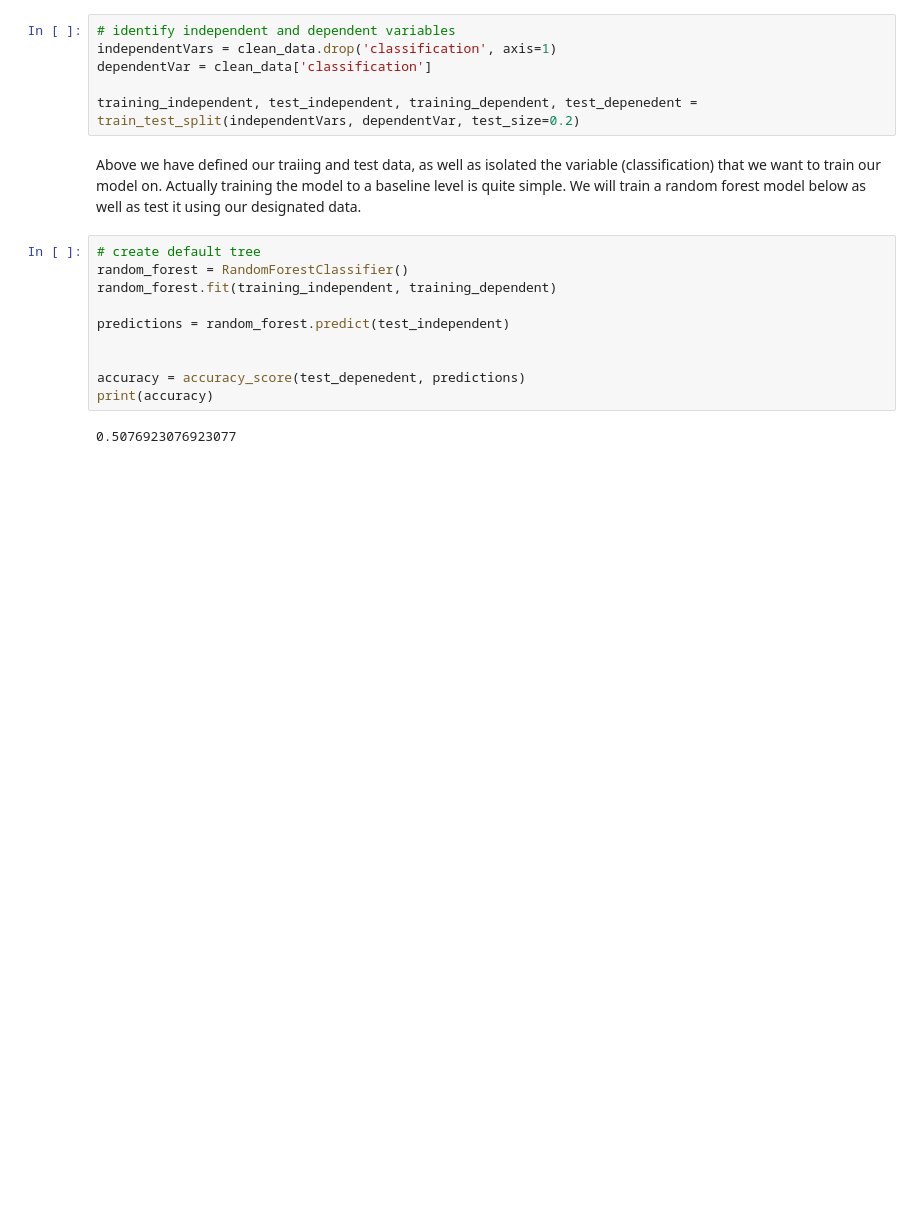
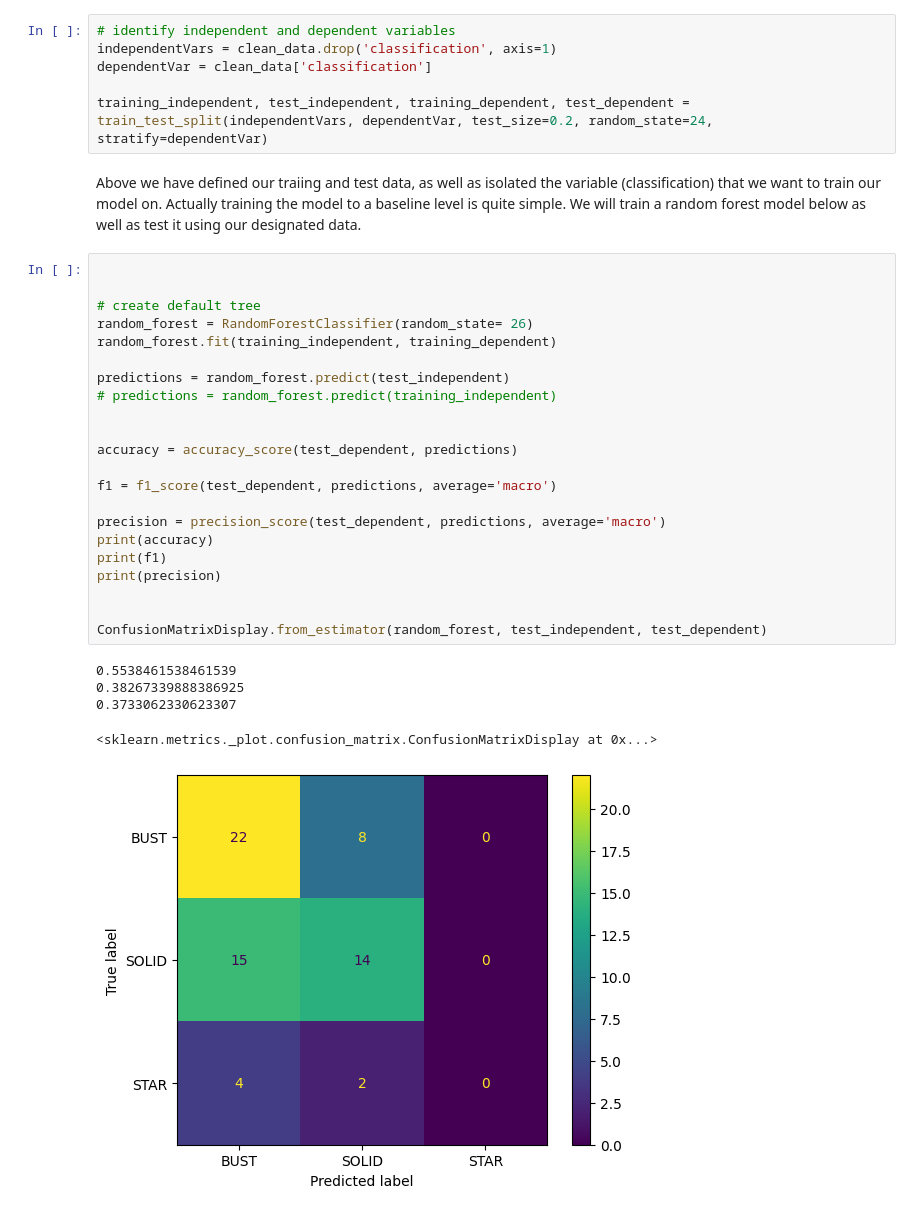
Before and after one commit to lakerfan1994/RandomForestModelTest, a Jupyter notebook: nba draft model.ipynb, the cells around one changed output. Cells and saved outputs as stored; diff of their text form; blank space fills up the shorter version.

```diff
--- a/nba draft model.ipynb
+++ b/nba draft model.ipynb
@@ -116,19 +118,35 @@ First, lets split our data into test data and training data. We will need to ide
 independentVars = clean_data.drop('classification', axis=1)
 dependentVar = clean_data['classification']
 
-training_independent, test_independent, training_dependent, test_depenedent = train_test_split(independentVars, dependentVar, test_size=0.2)
+training_independent, test_independent, training_dependent, test_dependent = train_test_split(independentVars, dependentVar, test_size=0.2, random_state=24, stratify=dependentVar)
 # %% [markdown]
 Above we have defined our traiing and test data, as well as isolated the variable (classification) that we want to train our model on.
 Actually training the model to a baseline level is quite simple. We will train a random forest model below as well as test it using our designated data.
 # %%
+
+
 # create default tree
-random_forest = RandomForestClassifier()
+random_forest = RandomForestClassifier(random_state= 26)
 random_forest.fit(training_independent, training_dependent)
 
 predictions = random_forest.predict(test_independent)
+# predictions = random_forest.predict(training_independent)
 
 
-accuracy = accuracy_score(test_depenedent, predictions)
+accuracy = accuracy_score(test_dependent, predictions)
+
+f1 = f1_score(test_dependent, predictions, average='macro')
+
+precision = precision_score(test_dependent, predictions, average='macro')
 print(accuracy)
+print(f1)
+print(precision)
+
+
+ConfusionMatrixDisplay.from_estimator(random_forest, test_independent, test_dependent)
 # %% [output]
-0.5076923076923077
+0.5538461538461539
+0.38267339888386925
+0.3733062330623307
+<sklearn.metrics._plot.confusion_matrix.ConfusionMatrixDisplay at 0x...>
+[figure, added]
```
Also changed, not shown: parts of 3 cells of this notebook.
